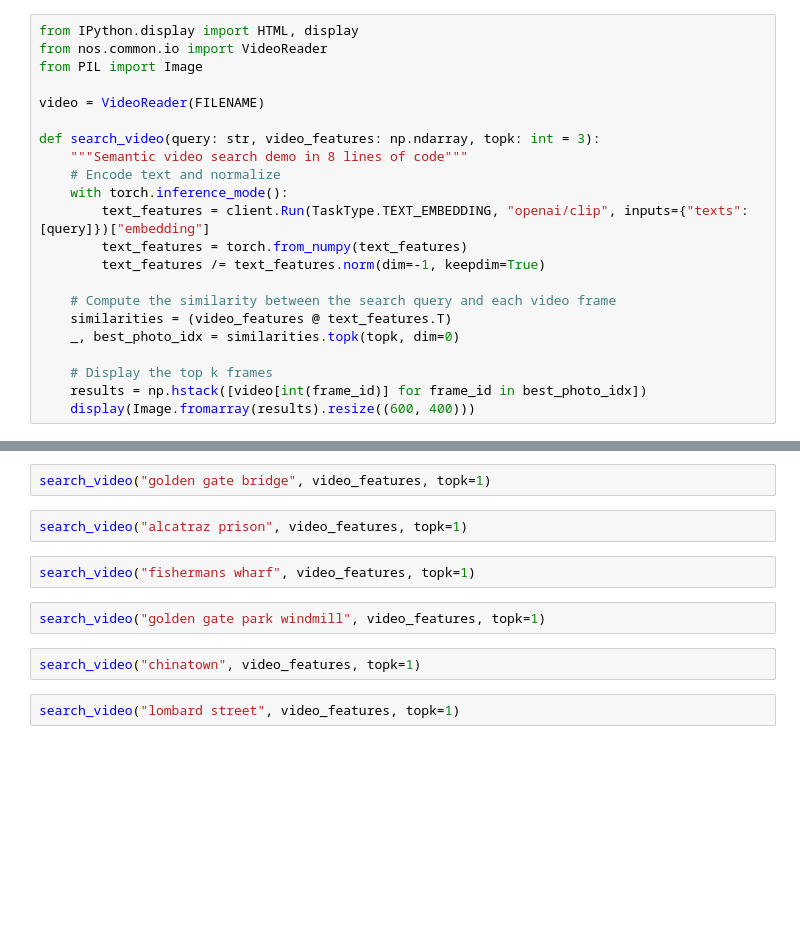
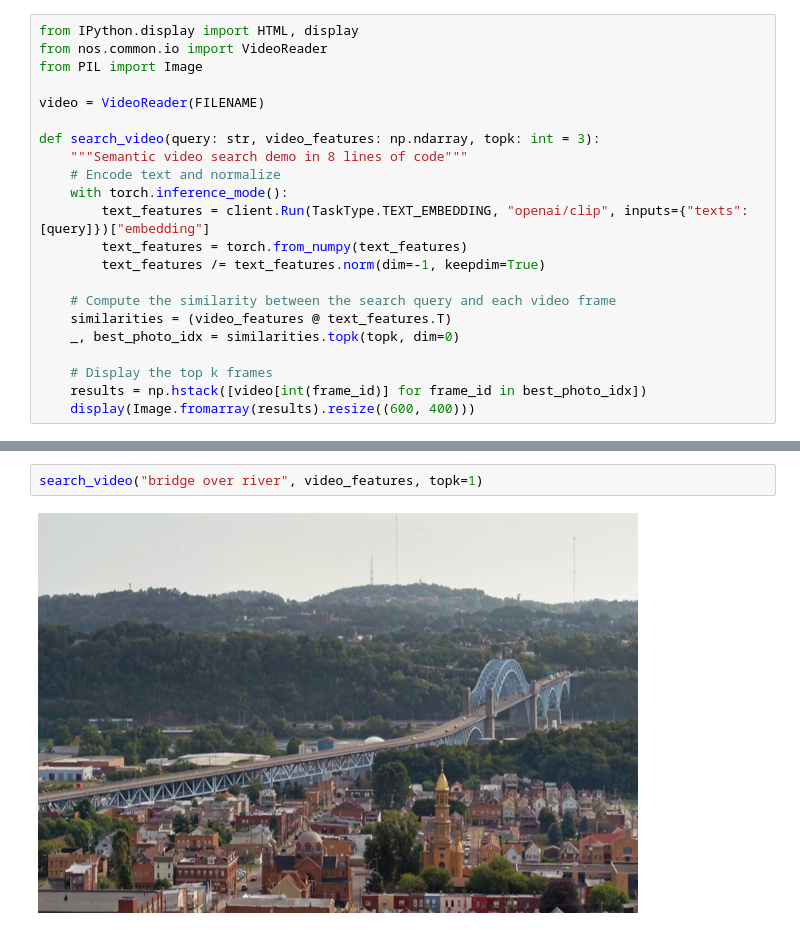
Before and after one commit to autonomi-ai/nos, a Jupyter notebook: examples/notebook/video-search.ipynb, the cells around one changed output, grey strips where cells are left out. Drawn from its saved outputs; the diff is of its cells as text; blank space fills up the shorter version.

```diff
--- a/examples/notebook/video-search.ipynb
+++ b/examples/notebook/video-search.ipynb
@@ -74,12 +95,4 @@ def search_video(query: str, video_features: np.ndarray, topk: int = 3):
 # %%
-search_video("golden gate bridge", video_features, topk=1)
+search_video("bridge over river", video_features, topk=1)
+# %% [output]
+[figure, added]
-# %%
-search_video("alcatraz prison", video_features, topk=1)
-# %%
-search_video("fishermans wharf", video_features, topk=1)
-# %%
-search_video("golden gate park windmill", video_features, topk=1)
-# %%
-search_video("chinatown", video_features, topk=1)
-# %%
-search_video("lombard street", video_features, topk=1)
```
Also changed, not shown: parts of 13 cells of this notebook.
